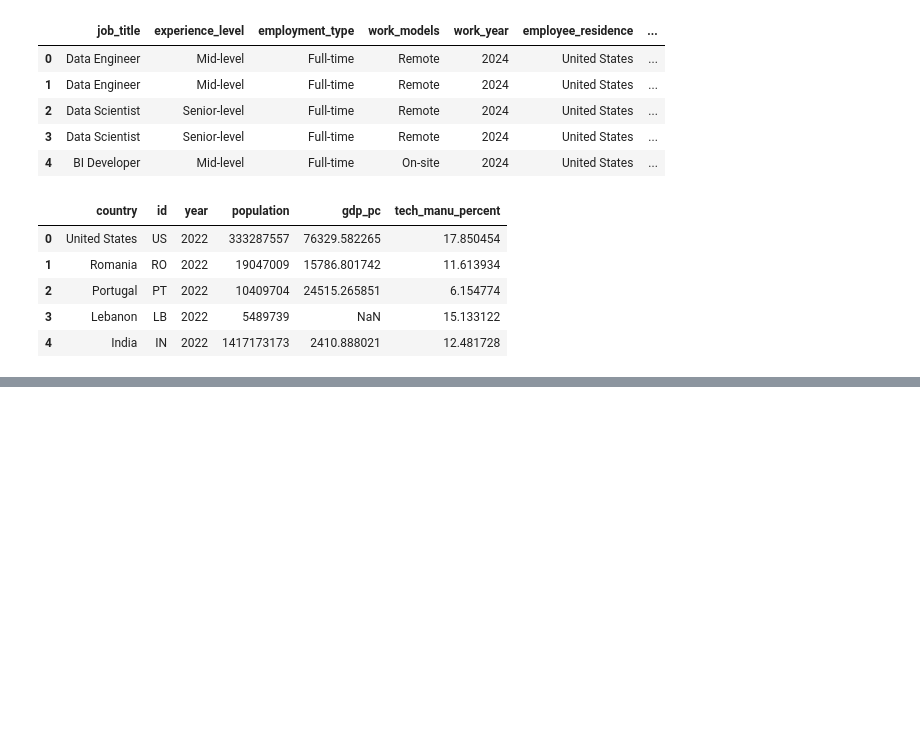
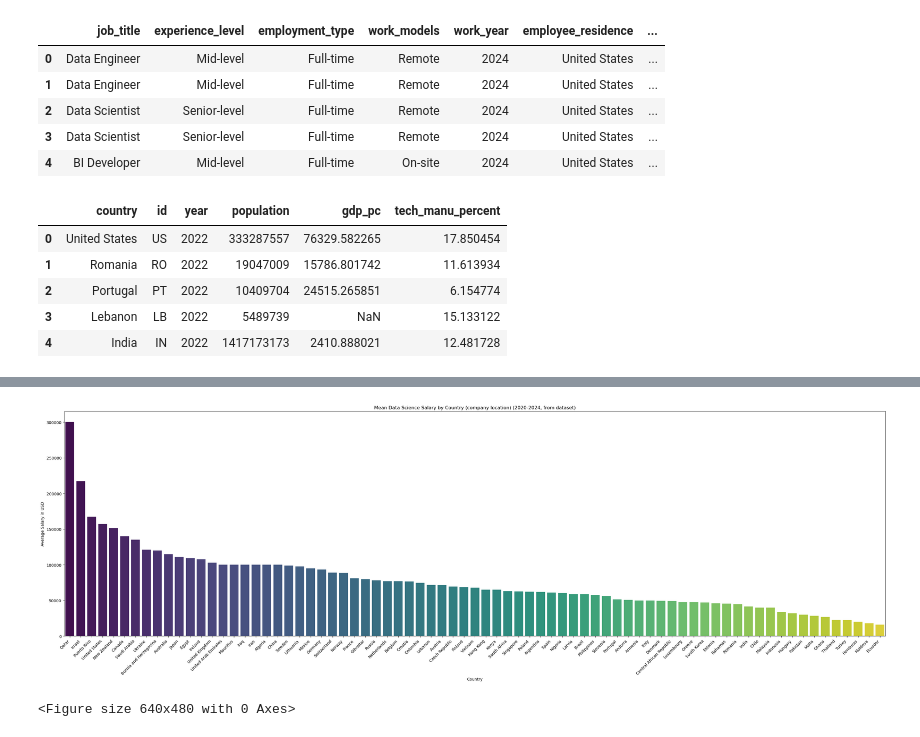
Before and after one commit to TaylorMater/UTA-DAB-Project-1, a Jupyter notebook: scripts/riley_notebook.ipynb, the cells around one changed output, grey strips where cells are left out. Drawn from its saved outputs; the diff is of its cells as text; code cells hidden in the pictures; blank space fills up the shorter version.

```diff
--- a/scripts/riley_notebook.ipynb
+++ b/scripts/riley_notebook.ipynb
@@ -122,0 +154,18 @@ plt.show()
+# %%
+country_company_salary_df = salaries_df.groupby('company_location')['salary_in_usd'].mean().reset_index()
+sorted_country_company_salary_df = country_company_salary_df.sort_values(by='salary_in_usd',ascending=False)
+
+
+plt.figure(figsize=(30, 10))
+sns.barplot(x='company_location', y='salary_in_usd', data=sorted_country_company_salary_df, palette='viridis')
+plt.title(f'Mean Data Science Salary by Country (company location) (2020-2024, from dataset)')
+plt.xlabel('Country')
+plt.ylabel('Average Salary in USD')
+plt.xticks(rotation=45, ha='right')
+plt.tight_layout()
+plt.show()
+
+plt.savefig(Path('../figures//riley/fig004.png'))
+# %% [output]
+[figure, added]
+<Figure size 640x480 with 0 Axes>
```
Also changed, not shown: parts of 28 cells of this notebook, 15 other files.
